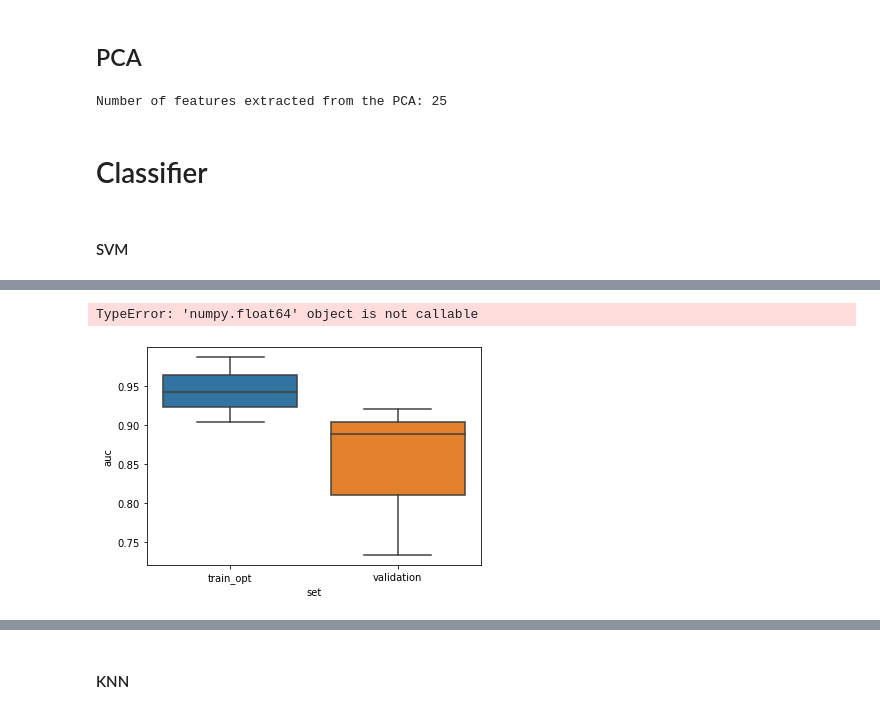
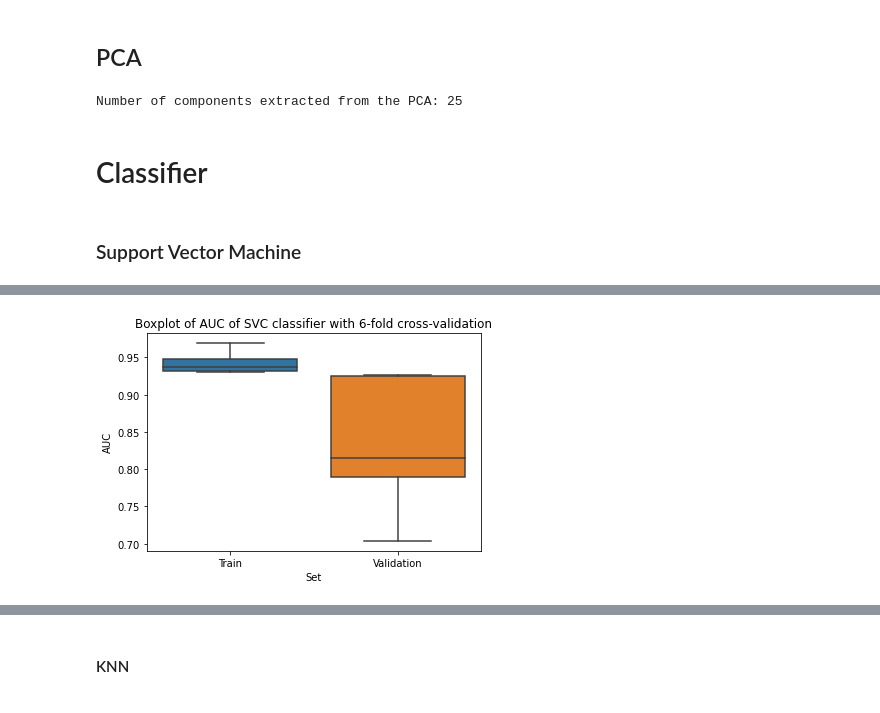
Before and after one commit to milouterbraak/TM12007---H-N-group-12, a Jupyter notebook: H&N_group_12.ipynb, the cells around one changed output, grey strips where cells are left out. Saved outputs shown, nothing was run; the diff lists cells and outputs as text; code cells hidden in the pictures.

```diff
--- a/H&N_group_12.ipynb
+++ b/H&N_group_12.ipynb
@@ -355 +299,4 @@ def prep(features, label):
+# %%
+RAND_STATE = 42 # Constant for random_state, uncomment for same outcomes as in the report
+fig_dir = '/Users/bramschalkwijk/Documents on mac/TM12007---H-N-group-12/figures/' # Directory for saving figures, when using visual studio code
 # %% [markdown]
@@ -506,28 +414,28 @@ Selected 80 from 159 features.
 # %% [markdown]
 ## PCA
 # %%
-N_COMP = .9
-pca = PCA(n_components=N_COMP, random_state=ran_state)
+N_COMP = .9 # Capture components at 90% of the variance
+pca = PCA(n_components=N_COMP, random_state=RAND_STATE)
 pca.fit(X_train_fs)
 X_train_pca = pca.transform(X_train_fs)
 X_test_pca = pca.transform(X_test_fs)
 
-print(f'Number of features extracted from the PCA: {X_test_pca.shape[1]}')
+print(f'Number of components extracted from the PCA: {X_test_pca.shape[1]}')
 # %% [output]
-Number of features extracted from the PCA: 25
+Number of components extracted from the PCA: 25
 # %% [markdown]
 # Classifier
-# %% [markdown]
-#### SVM
+# %% [markdown]
+### Support Vector Machine
 # %%
-# Create a 3 fold stratified CV iterator
-cv_3fold = model_selection.StratifiedKFold(n_splits=3)
+# Create a 6 fold stratified CV iterator
+cv_6fold = StratifiedKFold(n_splits=5)
 results = []
 best_cls = []
 y_train_a = y_train.to_numpy()
 
 # Loop over the folds
-for train_opt_index, validation_index in cv_3fold.split(X_train_pca,y_train_a):
+for train_opt_index, validation_index in cv_6fold.split(X_train_pca,y_train_a):
     # Split the data properly
     X_train_opt = X_train_pca[train_opt_index]
     y_train_opt = y_train_a[train_opt_index]
@@ -538,15 +446,11 @@ for train_opt_index, validation_index in cv_3fold.split(X_train_pca,y_train_a):
     # Create a grid search to find the optimal k using a gridsearch and 3-fold cross validation
     # Same as above
     parameters = {
-        # 'coef0':list(np.linspace(0.01,1,11)),
         'C':list(np.linspace(0.01,1,100)),
-        # 'kernel' : ['linear','sigmoid'],
-        # 'gamma' : ['scale','auto'],
-        # 'degree' : [1, 2, 3, 4, 5]
     }
-    svm_clf = SVC(kernel = 'linear', probability=True, random_state=ran_state)
-    cv_3fold = model_selection.StratifiedKFold(n_splits=3)
-    grid_search = model_selection.GridSearchCV(svm_clf, parameters, cv=cv_3fold, scoring='roc_auc')
+    svm_clf = SVC(kernel = 'linear', probability=True, random_state=RAND_STATE)
+    cv_3fold = StratifiedKFold(n_splits=3)
+    grid_search = GridSearchCV(svm_clf, parameters, cv=cv_3fold, scoring='roc_auc')
     grid_search.fit(X_train_opt, y_train_opt)
 
     # Get resulting classifier
@@ -561,9 +465,9 @@ for train_opt_index, validation_index in cv_3fold.split(X_train_pca,y_train_a):
     # Get the auc
     auc_train_opt = metrics.roc_auc_score(y_train_opt, scores_train_opt)
     results.append({
-        'auc': auc_train_opt,
+        'AUC': auc_train_opt,
         'n': clf.C,
-        'set': 'train_opt'
+        'Set': 'Train'
     })
 
     # Test the classifier on the test data
@@ -573,35 +477,19 @@ for train_opt_index, validation_index in cv_3fold.split(X_train_pca,y_train_a):
     # Get the auc
     auc = metrics.roc_auc_score(y_validation, scores)
     results.append({
-        'auc': auc,
+        'AUC': auc,
         'n': clf.C,
-        'set': 'validation'
+        'Set': 'Validation'
     })
 
 # Create results dataframe and plot it
 results = pd.DataFrame(results)
-seaborn.boxplot(y='auc', x='set', data=results)
-
+boxplot = seaborn.boxplot(y='AUC', x='Set', data=results)
+boxplot.set(title='Boxplot of AUC of SVC classifier with 6-fold cross-validation')
+fig = boxplot.get_figure()
+fig.savefig(fig_dir + 'boxplot_SVC.png') # Comment when using google colab
+print('SVC results details \n',results.groupby("Set").AUC.describe().unstack())
 optimal_c = float(np.mean(best_cls))
 print(f"The optimal C={optimal_c}")
 print(results)
-
-
-# Use the optimal parameters without any tuning to validate the optimal classifier
-clf = SVC(kernel = 'linear', probability=True, C=optimal_c, random_state=ran_state)
-# Fit on the entire dataset
-clf.fit(X_train_pca, y_train)
-
-# Test the classifier on the indepedent test data
-probabilities_train = clf.predict_proba(X_train_pca)
-probabilities_test = clf.predict_proba(X_test_pca)
-scores_train = probabilities_train[:, 1]
-scores_test = probabilities_test[:, 1]
-
-# Get the auc
-auc_svc_train = metrics.roc_auc_score(y_train, scores_train)
-auc_svc_test = metrics.roc_auc_score(y_test, scores_test)
-print(f'The AUC on the test set is {auc_svc_test} using a {optimal_c} Slack')
-
-ROC(probabilities_test,y_test_bin)
 # %% [output]
@@ -620,2 +513 @@ The AUC on the test set is 0.8257575757575757 using a 0.47333333333333333 Slack
-TypeError: 'numpy.float64' object is not callable
-[figure, old version]
+[figure, new version]
```
Also changed, not shown: parts of 32 cells of this notebook, 11 other files.
